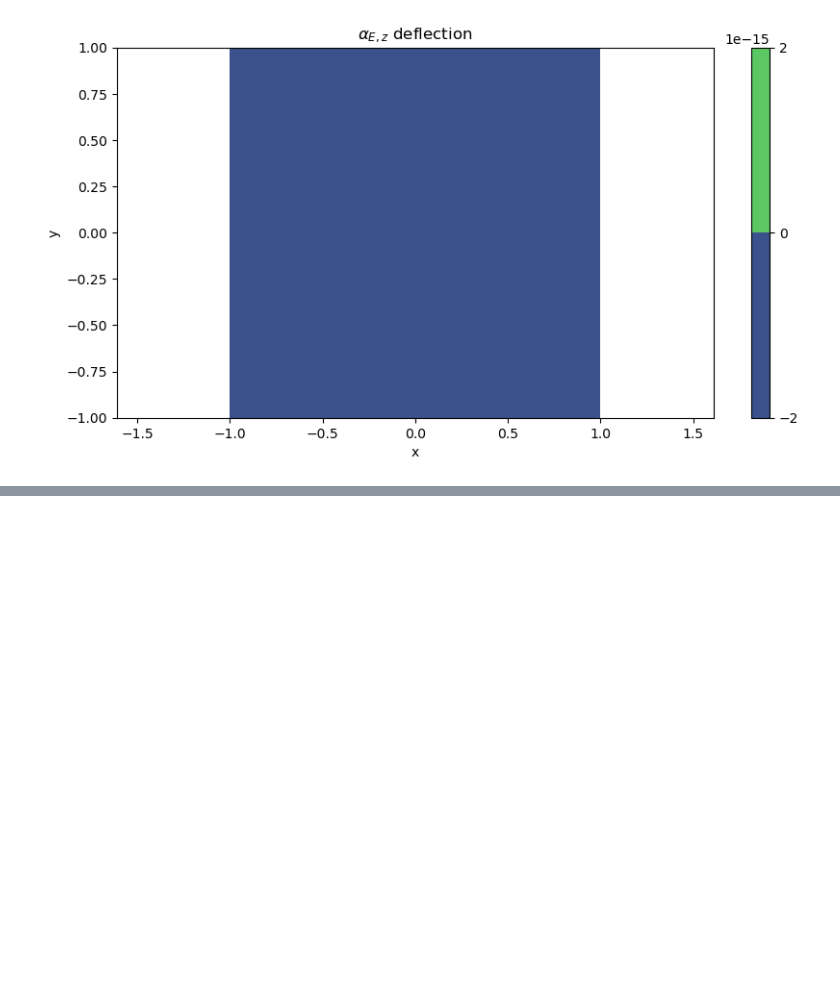
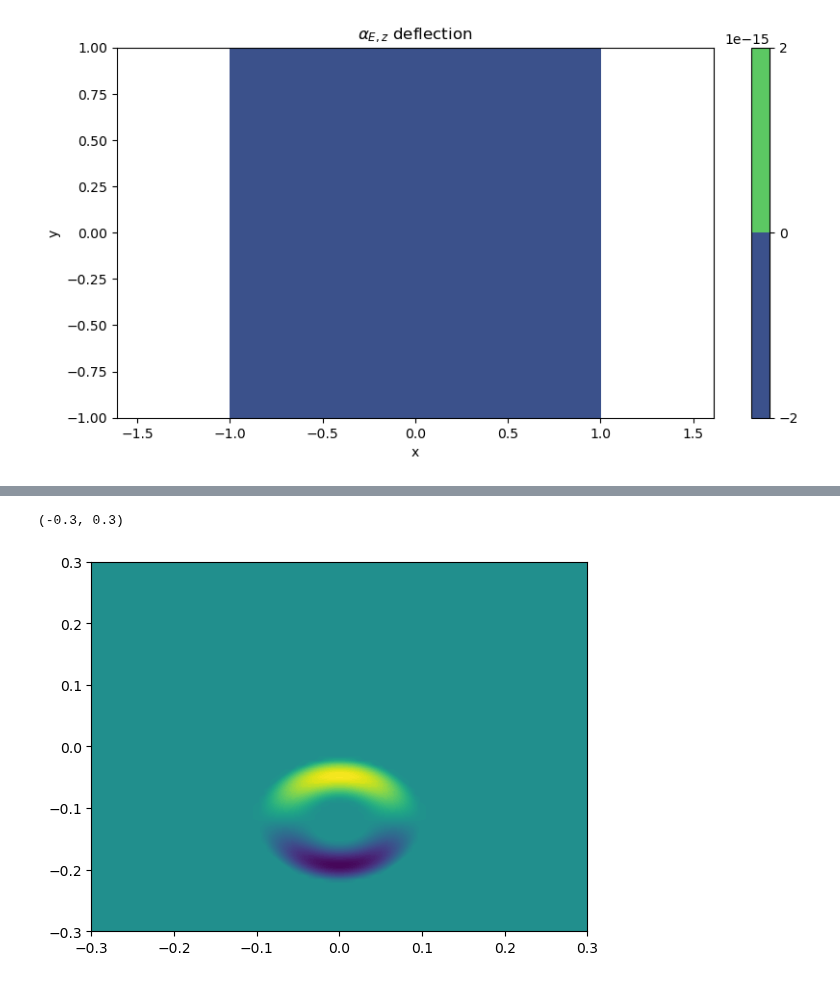
Before and after one commit to vandelij/plasma_diagnostic_hw, a Jupyter notebook: HW4.ipynb, the cells around one changed output, grey strips where cells are left out. Cells and saved outputs as stored; diff of their text form; code cells hidden in the pictures; blank space fills up the shorter version.

```diff
--- a/HW4.ipynb
+++ b/HW4.ipynb
@@ -171,0 +226,7 @@ plt.axis('equal')
+# %%
+plt.contourf(X,Y,Bx1, levels=100)
+plt.xlim((-Ly*2.5, Ly*2.5))
+plt.ylim((-Ly*2.5, Ly*2.5))
+# %% [output]
+(-0.3, 0.3)
+[figure, added]
```
Also changed, not shown: parts of 6 cells of this notebook.
